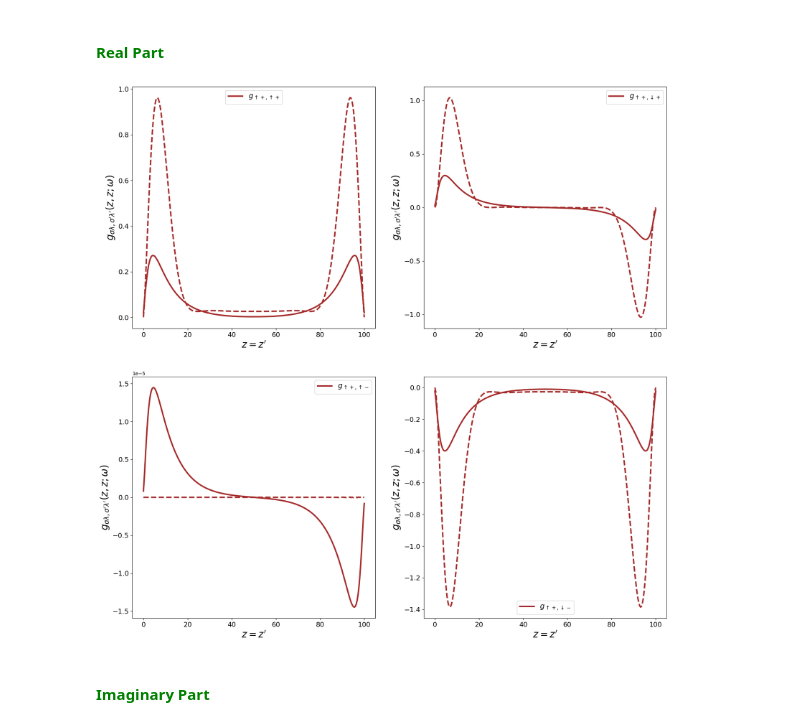
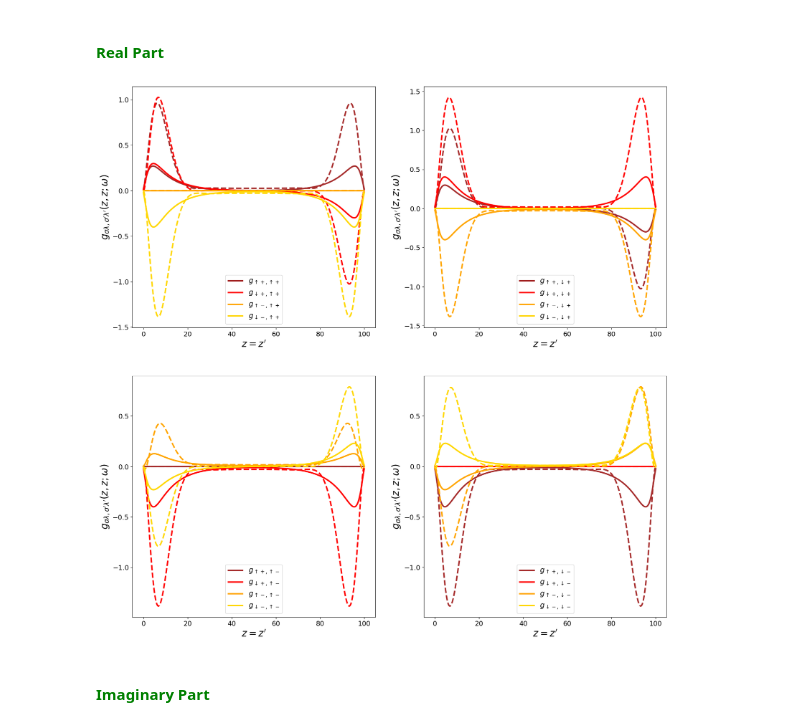
Before and after one commit to danidimic/MTI_SC_Gorkov, a Jupyter notebook: GMTI_Results.ipynb, the cells around one changed output. Drawn from its saved outputs; the diff is of its cells as text; code cells hidden in the pictures.

```diff
--- a/GMTI_Results.ipynb
+++ b/GMTI_Results.ipynb
@@ -48,35 +48,35 @@ labels = [["$g_{\\uparrow +, \\uparrow +}$", "$g_{\\uparrow +, \downarrow +}$",
           ["$g_{\\uparrow -, \\uparrow +}$", "$g_{\\uparrow -, \downarrow +}$", "$g_{\\uparrow -, \\uparrow -}$", "$g_{\\uparrow -, \downarrow -}$"],
           ["$g_{\downarrow -, \\uparrow +}$", "$g_{\downarrow -, \downarrow +}$", "$g_{\downarrow -, \\uparrow -}$", "$g_{\downarrow -, \downarrow -}$"]]
 
 
 # subplots
 fig, axs = plt.subplots(2,2, figsize=(20, 20))
 
 # indices referred to GF matrix
 for icol in range(4):
 
     # indices for plotting
     if icol==0: iPic = 0; jPic = 0
     if icol==1: iPic = 0; jPic = 1
     if icol==2: iPic = 1; jPic = 0
     if icol==3: iPic = 1; jPic = 1
 
-    for irow in range(1):
+    for irow in range(4):
 
         # plot approximate results
         axs[iPic][jPic].plot(lattice, [gfapprox[idx][irow][icol].real for idx in range(Nlat)], c=colors[irow], lw=3, label=labels[irow][icol] )
 
         # plot exact results
         axs[iPic][jPic].plot(lattice, [gfexact[idx][irow][icol].real for idx in range(Nlat)], '--', c=colors[irow], lw=3)#, label=labels[irow][icol] )
 
 
     axs[iPic][jPic].set_xlabel("$z=z'$", fontsize = 20)
     axs[iPic][jPic].set_ylabel("$g_{\sigma\lambda, \sigma'\lambda'}(z,z;\omega)$", fontsize = 20)
 
     axs[iPic][jPic].tick_params(axis='both', which='major', labelsize=14)
     axs[iPic][jPic].legend(fontsize=15);
 # %% [output]
-[figure, old version]
+[figure, new version]
 # %% [markdown]
 #### <font color='green'> **Imaginary Part** </font>
 # %%
```
Also changed, not shown: 1 other file.
